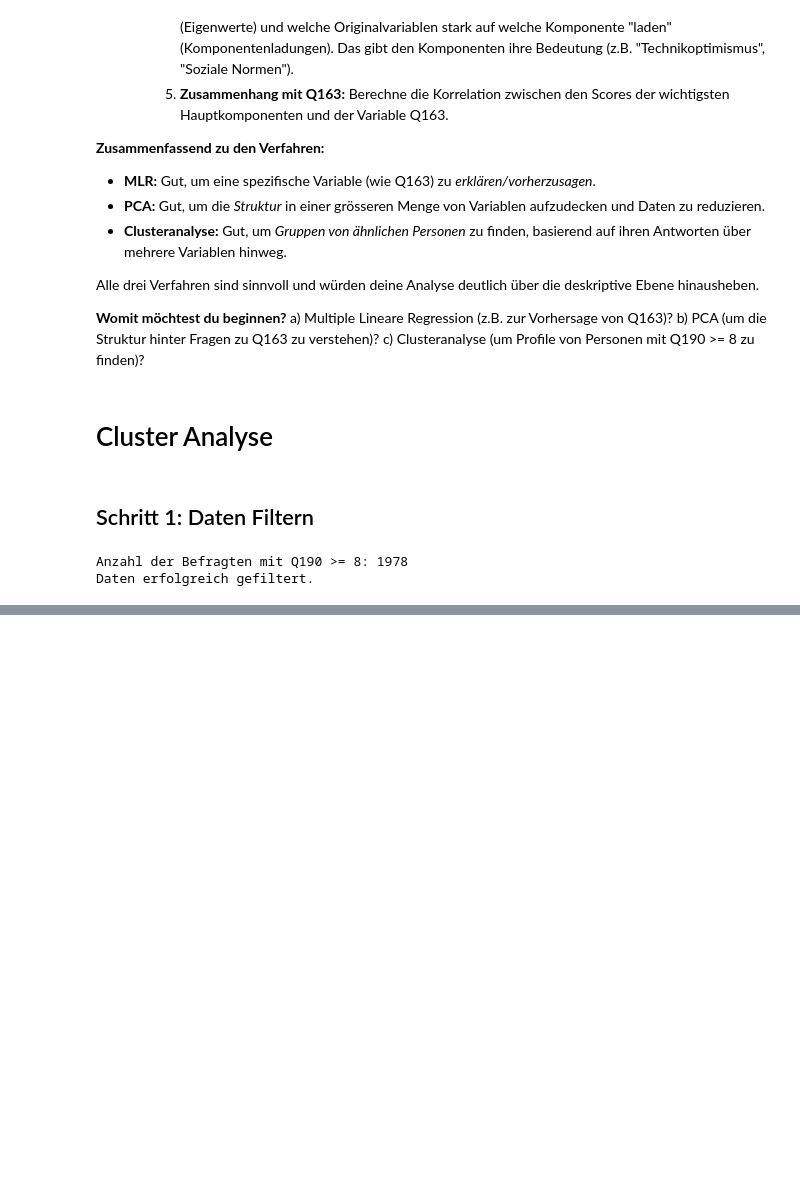
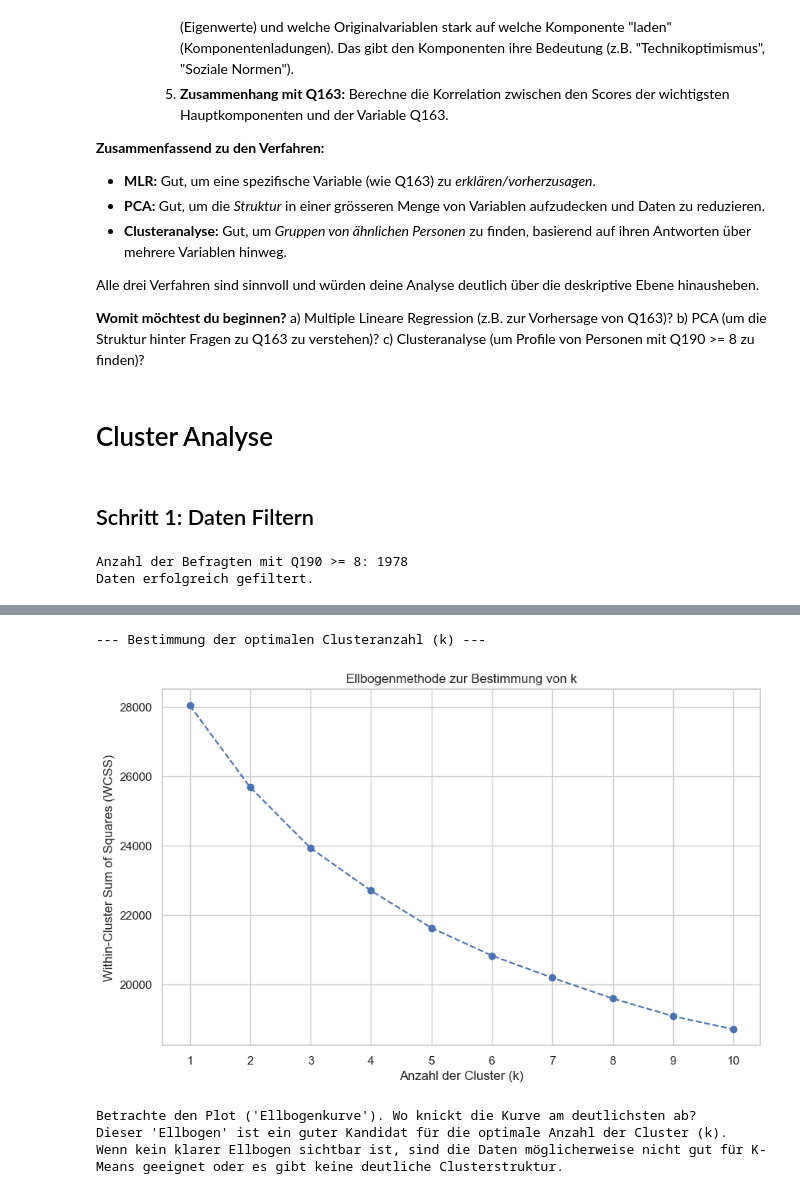
Before and after one commit to TobiasMaissen/cas_statistik_davi, a Jupyter notebook: statistik.ipynb, the cells around one changed output, grey strips where cells are left out. Drawn from its saved outputs; the diff is of its cells as text; code cells hidden in the pictures; blank space fills up the shorter version.

Commit message:
Cluster Analyse

```diff
--- a/statistik.ipynb
+++ b/statistik.ipynb
@@ -1713,0 +1844,34 @@ Daten erfolgreich gefiltert.
+# %%
+# Nur weitermachen, wenn df_scaled existiert und nicht leer ist
+if 'df_scaled' in locals() and not df_scaled.empty:
+    print("\n--- Bestimmung der optimalen Clusteranzahl (k) ---")
+    wcss = []
+    k_range = range(1, 11) # Teste k von 1 bis 10
+
+    for k in k_range:
+        kmeans = KMeans(n_clusters=k, init='k-means++', n_init=10, max_iter=300, random_state=42)
+        kmeans.fit(df_scaled)
+        wcss.append(kmeans.inertia_) # inertia_ ist die WCSS
+
+    # Plotte die Ellbogenkurve
+    plt.figure(figsize=(10, 6))
+    plt.plot(k_range, wcss, marker='o', linestyle='--')
+    plt.title('Ellbogenmethode zur Bestimmung von k')
+    plt.xlabel('Anzahl der Cluster (k)')
+    plt.ylabel('Within-Cluster Sum of Squares (WCSS)')
+    plt.xticks(k_range)
+    plt.grid(True)
+    plt.show()
+
+    print("Betrachte den Plot ('Ellbogenkurve'). Wo knickt die Kurve am deutlichsten ab?")
+    print("Dieser 'Ellbogen' ist ein guter Kandidat für die optimale Anzahl der Cluster (k).")
+    print("Wenn kein klarer Ellbogen sichtbar ist, sind die Daten möglicherweise nicht gut für K-Means geeignet oder es gibt keine deutliche Clusterstruktur.")
+
+else:
+     print("Keine skalierten Daten vorhanden, Bestimmung von k nicht möglich.")
+# %% [output]
+--- Bestimmung der optimalen Clusteranzahl (k) ---
+[figure, added]
+Betrachte den Plot ('Ellbogenkurve'). Wo knickt die Kurve am deutlichsten ab?
+Dieser 'Ellbogen' ist ein guter Kandidat für die optimale Anzahl der Cluster (k).
+Wenn kein klarer Ellbogen sichtbar ist, sind die Daten möglicherweise nicht gut für K-Means geeignet oder es gibt keine deutliche Clusterstruktur.
```
Also changed, not shown: parts of 8 cells of this notebook.
